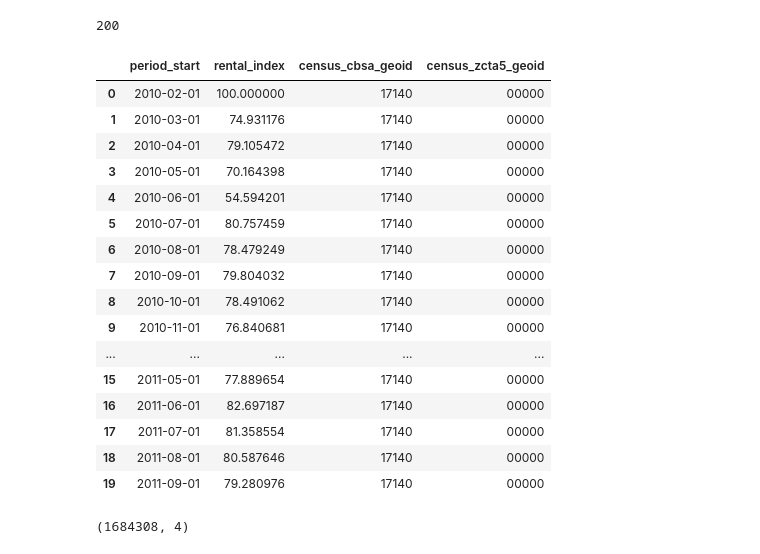
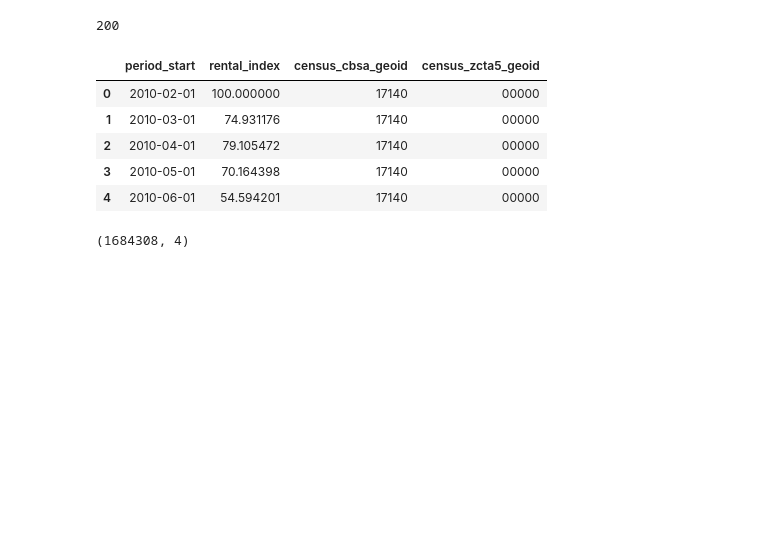
Before and after one commit to eihwood/Haystacks.AI-7, a Jupyter notebook: src/emmy_atlantaEDA.ipynb, the cells around one changed output. Saved outputs shown, nothing was run; the diff lists cells and outputs as text; code cells hidden in the pictures; blank space fills up the shorter version.

```diff
--- a/src/emmy_atlantaEDA.ipynb
+++ b/src/emmy_atlantaEDA.ipynb
@@ -49,29 +38,18 @@ len(hpi['trans_period'].unique()) # 200 periods, monthly from 2007 to present
 # %% [output]
 200
 # %%
-rpi_index = open("rpi_index.pkl","rb")
+rpi_index = open("../data/rpi_index.pkl","rb")
 rpi = pd.read_pickle(rpi_index)
 rpi = pd.DataFrame(rpi)
 rpi = rpi.rename({"date": "period_start"}, axis = 1)
-rpi.head(20)
+rpi.head()
 # %% [output]
 |  | period_start | rental_index | census_cbsa_geoid | census_zcta5_geoid |
 | 0 | 2010-02-01 | 100.000000 | 17140 | 00000 |
 | 1 | 2010-03-01 | 74.931176 | 17140 | 00000 |
 | 2 | 2010-04-01 | 79.105472 | 17140 | 00000 |
 | 3 | 2010-05-01 | 70.164398 | 17140 | 00000 |
 | 4 | 2010-06-01 | 54.594201 | 17140 | 00000 |
-| 5 | 2010-07-01 | 80.757459 | 17140 | 00000 |
-| 6 | 2010-08-01 | 78.479249 | 17140 | 00000 |
-| 7 | 2010-09-01 | 79.804032 | 17140 | 00000 |
-| 8 | 2010-10-01 | 78.491062 | 17140 | 00000 |
-| 9 | 2010-11-01 | 76.840681 | 17140 | 00000 |
-| ... | ... | ... | ... | ... |
-| 15 | 2011-05-01 | 77.889654 | 17140 | 00000 |
-| 16 | 2011-06-01 | 82.697187 | 17140 | 00000 |
-| 17 | 2011-07-01 | 81.358554 | 17140 | 00000 |
-| 18 | 2011-08-01 | 80.587646 | 17140 | 00000 |
-| 19 | 2011-09-01 | 79.280976 | 17140 | 00000 |
 # %%
 rpi.shape
 # 1.6 million observations
```
Also changed, not shown: parts of 51 cells of this notebook.
